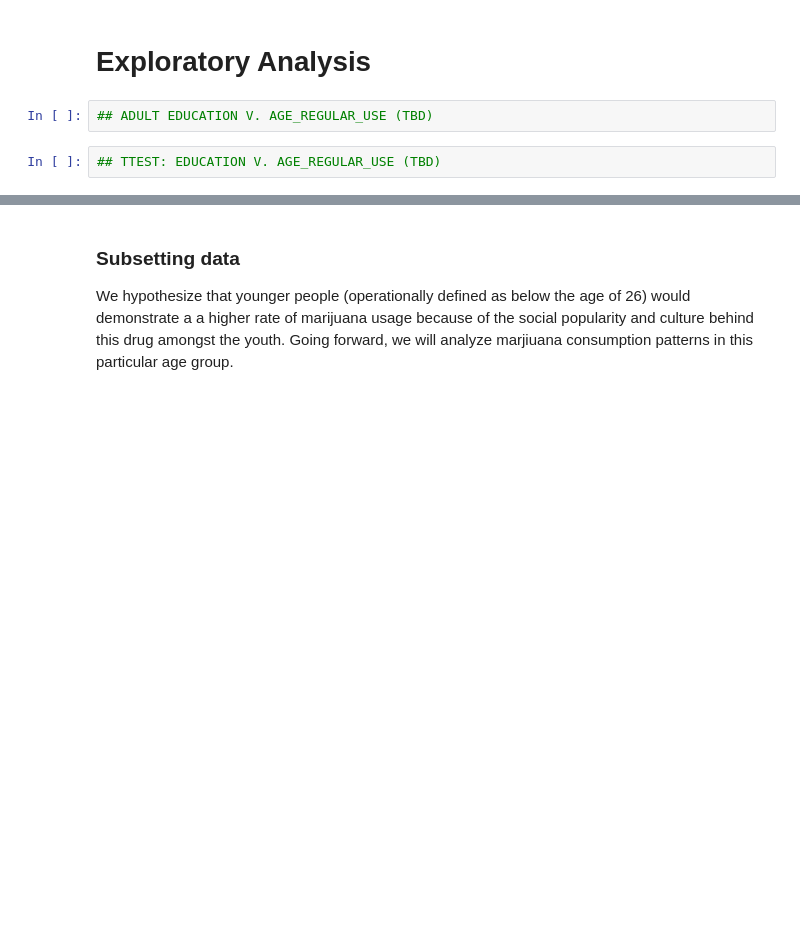
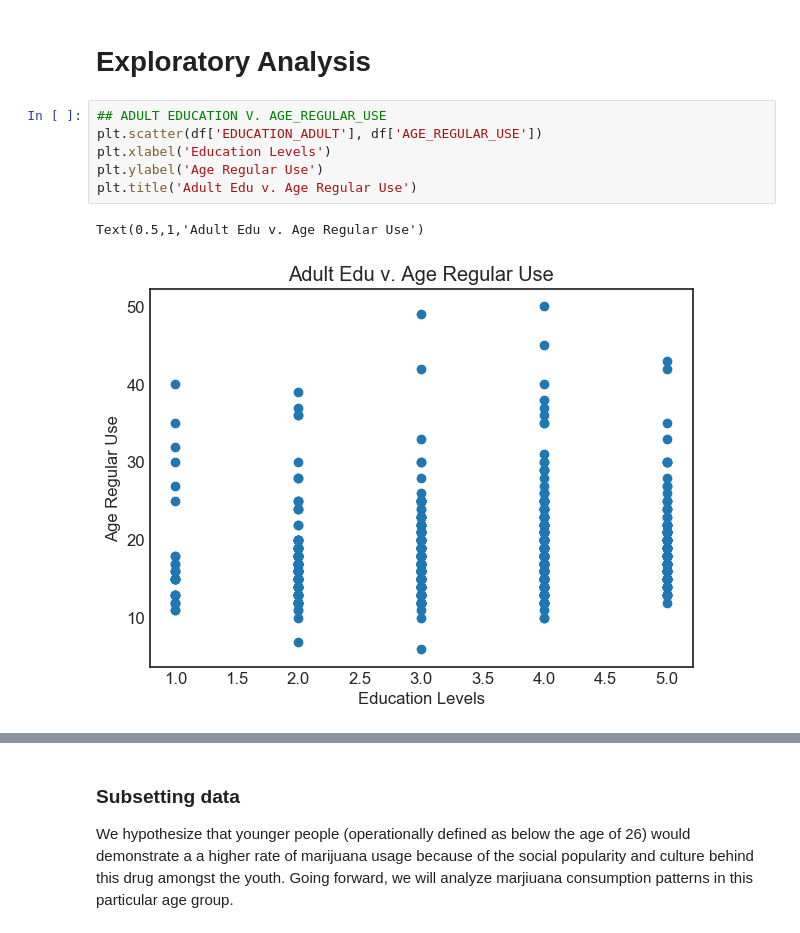
Before and after one commit to gthein/COGS108-FinalProject, a Jupyter notebook: FinalProject-Shiva-Diana.ipynb, the cells around one changed output, grey strips where cells are left out. Drawn from its saved outputs; the diff is of its cells as text; blank space fills up the shorter version.

```diff
--- a/FinalProject-Shiva-Diana.ipynb
+++ b/FinalProject-Shiva-Diana.ipynb
@@ -327,7 +330,12 @@ Text(0, 0.5, 'number of individuals')
 df.drop(df[(df['FREQUENCY']==7777) | (df['FREQUENCY']==9999)].index, inplace=True)
 # %% [markdown]
 # Exploratory Analysis
-# %%
-## ADULT EDUCATION V. AGE_REGULAR_USE (TBD)
-# %%
-## TTEST: EDUCATION V. AGE_REGULAR_USE (TBD)
+# %%
+## ADULT EDUCATION V. AGE_REGULAR_USE
+plt.scatter(df['EDUCATION_ADULT'], df['AGE_REGULAR_USE'])
+plt.xlabel('Education Levels')
+plt.ylabel('Age Regular Use')
+plt.title('Adult Edu v. Age Regular Use')
+# %% [output]
+Text(0.5,1,'Adult Edu v. Age Regular Use')
+[figure, added]
```
Also changed, not shown: parts of 11 cells of this notebook, 2 other files.
